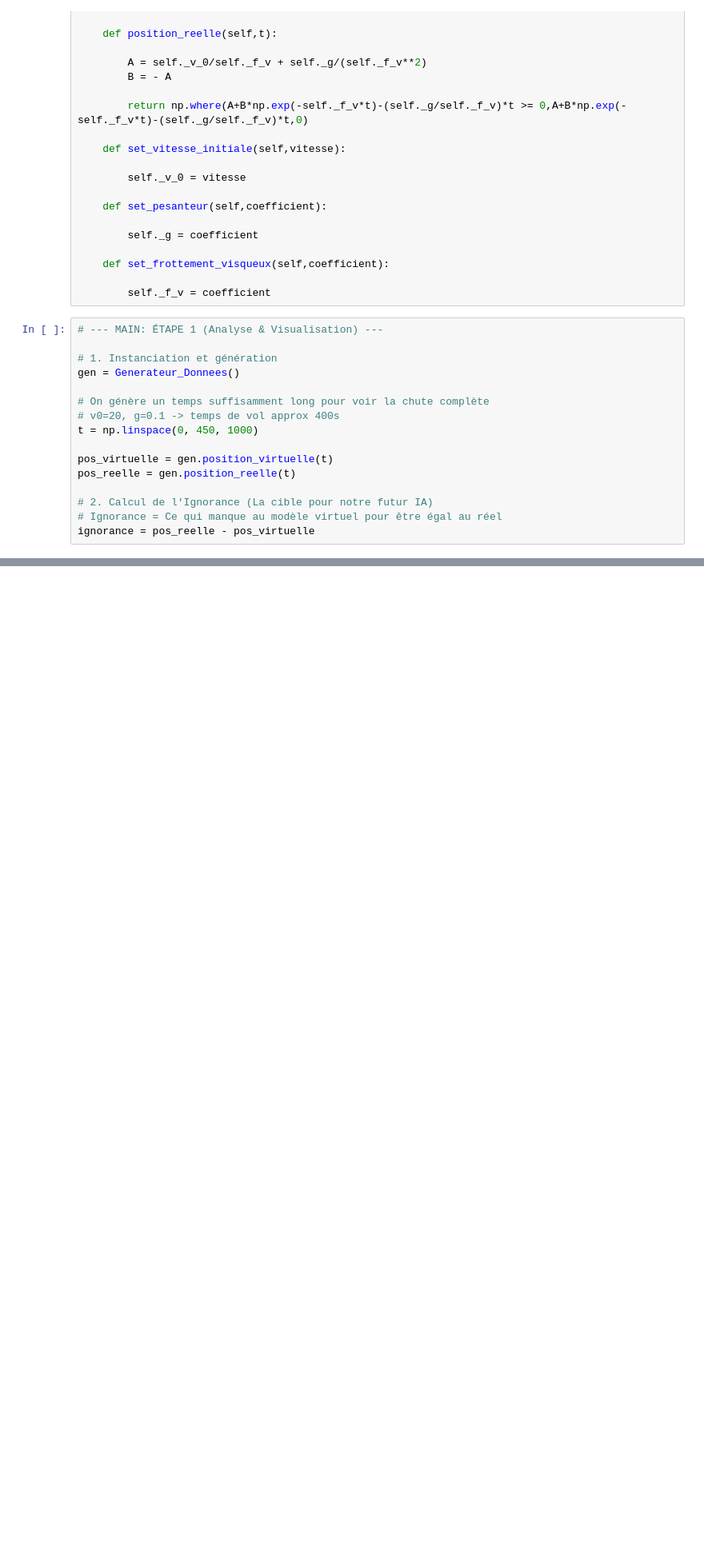
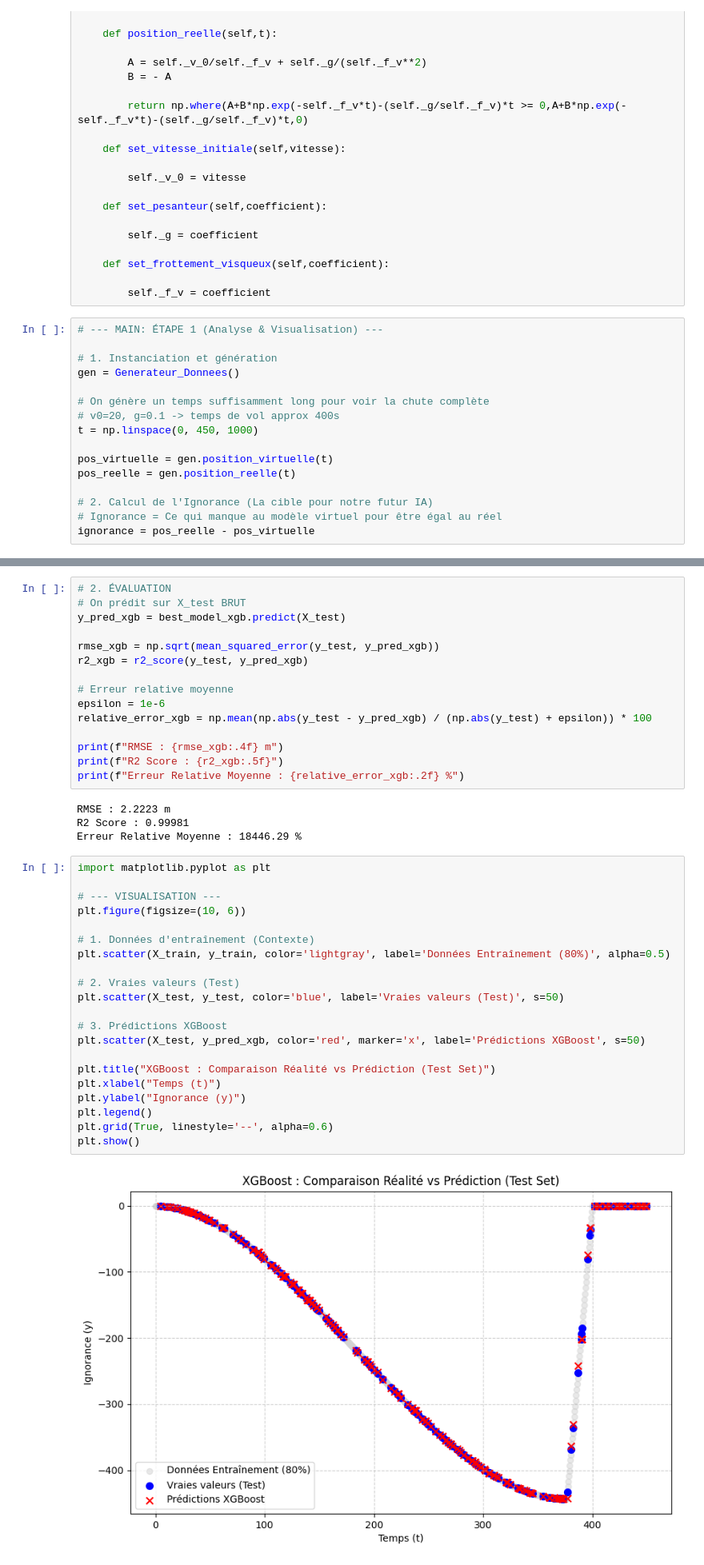
Before and after one commit to moubarik-ashraf/NOTEBOOKS, a Jupyter notebook: rendu5.ipynb, the cells around one changed output, grey strips where cells are left out. Shown at 80% size. Cells and saved outputs as stored; diff of their text form; blank space fills up the shorter version.

```diff
--- a/rendu5.ipynb
+++ b/rendu5.ipynb
@@ -178,0 +344,42 @@ Précision du modèle d'ignorance (R²) : 1.0000 (1.0 = Parfait)
+# %%
+# 2. ÉVALUATION
+# On prédit sur X_test BRUT
+y_pred_xgb = best_model_xgb.predict(X_test)
+
+rmse_xgb = np.sqrt(mean_squared_error(y_test, y_pred_xgb))
+r2_xgb = r2_score(y_test, y_pred_xgb)
+
+# Erreur relative moyenne
+epsilon = 1e-6
+relative_error_xgb = np.mean(np.abs(y_test - y_pred_xgb) / (np.abs(y_test) + epsilon)) * 100
+
+print(f"RMSE : {rmse_xgb:.4f} m")
+print(f"R2 Score : {r2_xgb:.5f}")
+print(f"Erreur Relative Moyenne : {relative_error_xgb:.2f} %")
+# %% [output]
+RMSE : 2.2223 m
+R2 Score : 0.99981
+Erreur Relative Moyenne : 18446.29 %
+# %%
+import matplotlib.pyplot as plt
+
+# --- VISUALISATION ---
+plt.figure(figsize=(10, 6))
+
+# 1. Données d'entraînement (Contexte)
+plt.scatter(X_train, y_train, color='lightgray', label='Données Entraînement (80%)', alpha=0.5)
+
+# 2. Vraies valeurs (Test)
+plt.scatter(X_test, y_test, color='blue', label='Vraies valeurs (Test)', s=50)
+
+# 3. Prédictions XGBoost
+plt.scatter(X_test, y_pred_xgb, color='red', marker='x', label='Prédictions XGBoost', s=50)
+
+plt.title("XGBoost : Comparaison Réalité vs Prédiction (Test Set)")
+plt.xlabel("Temps (t)")
+plt.ylabel("Ignorance (y)")
+plt.legend()
+plt.grid(True, linestyle='--', alpha=0.6)
+plt.show()
+# %% [output]
+[figure, added]
```
Also changed, not shown: parts of 23 cells of this notebook.
